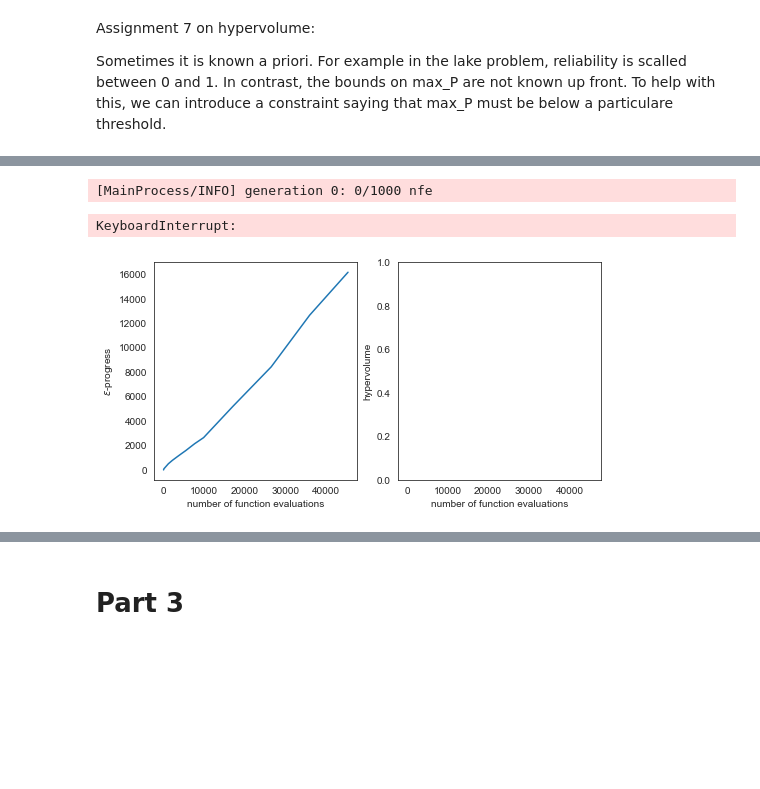
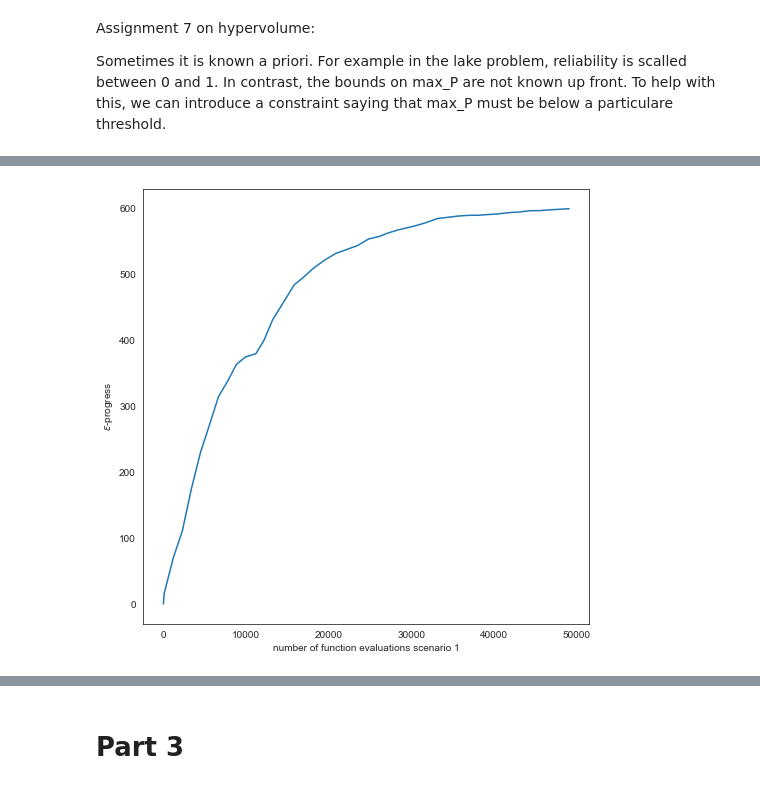
Before and after one commit to tamarvooijs/MBDM, a Jupyter notebook: final assignment/Multi-Scen MORDM Laszlo.ipynb, the cells around one changed output, grey strips where cells are left out. Saved outputs shown, nothing was run; the diff lists cells and outputs as text; code cells hidden in the pictures; blank space fills up the shorter version.

Commit message:
update multi-scenario MORDM, domain criterion completed

```diff
--- a/final assignment/Multi-Scen MORDM Laszlo.ipynb
+++ b/final assignment/Multi-Scen MORDM Laszlo.ipynb
@@ -133,13 +129,11 @@ ValueError: no expected_range is set for ['A.1_Expected Annual Damage 0', 'A.2_E
 # %%
 %%time
 
-results_0_file = "results/results_0.csv"
-convergence_0_file = "results/convergence_0.csv"
 
 try:
     # Only run the experiments again if data hasn't been generated yet
-    results_0 = pd.read_csv("results/results_0.csv")
-    convergence_0 = pd.read_csv("results/convergence_0.csv")
+    results_0 = pd.read_csv("results/results_0.csv", index_col=0)
+    convergence_0 = pd.read_csv("results/convergence_0.csv", index_col=0)
 except IOError:
     with MultiprocessingEvaluator(dike_model) as evaluator:
         results_0, convergence_0 = evaluator.optimize(nfe=nfe, searchover='levers', convergence=convergence_metrics, reference=scenarios[0],
@@ -148,13 +142,11 @@ except IOError:
     results_0.to_csv("results/results_0.csv")
     convergence_0.to_csv("results/convergence_0.csv")
 
-results_1_file = "results/results_1.csv"
-convergence_1_file = "results/convergence_1.csv"
 
 try:
     # Only run the experiments again if data hasn't been generated yet
-    results_1 = pd.read_csv("results/results_1.csv")
-    convergence_1 = pd.read_csv("results/convergence_1.csv")
+    results_1 = pd.read_csv("results/results_1.csv", index_col=0)
+    convergence_1 = pd.read_csv("results/convergence_1.csv", index_col=0)
 except IOError:
     with MultiprocessingEvaluator(dike_model) as evaluator:
         results_1, convergence_1 = evaluator.optimize(nfe=nfe, searchover='levers', convergence=convergence_metrics, reference=scenarios[1],
@@ -163,13 +155,10 @@ except IOError:
     results_1.to_csv("results/results_1.csv")
     convergence_1.to_csv("results/convergence_1.csv")
 
-results_2_file = "results/results_2.csv"
-convergence_2_file = "results/convergence_2.csv"
-
 try:
     # Only run the experiments again if data hasn't been generated yet
-    results_2 = pd.read_csv("results/results_2.csv")
-    convergence_2 = pd.read_csv("results/convergence_2.csv")
+    results_2 = pd.read_csv("results/results_2.csv", index_col=0)
+    convergence_2 = pd.read_csv("results/convergence_2.csv", index_col=0)
 except IOError:
     with MultiprocessingEvaluator(dike_model) as evaluator:
         results_2, convergence_2 = evaluator.optimize(nfe=nfe, searchover='levers', convergence=convergence_metrics, reference=scenarios[2],
@@ -177,3 +166,15 @@ except IOError:
 
     results_2.to_csv("results/results_2.csv")
     convergence_2.to_csv("results/convergence_2.csv")
+
+try:
+    # Only run the experiments again if data hasn't been generated yet
+    results_3 = pd.read_csv("results/results_3.csv", index_col=0)
+    convergence_3 = pd.read_csv("results/convergence_3.csv", index_col=0)
+except IOError:
+    with MultiprocessingEvaluator(dike_model) as evaluator:
+        results_3, convergence_3 = evaluator.optimize(nfe=nfe, searchover='levers', convergence=convergence_metrics, reference=scenarios[3],
+                                 epsilons=epsilons)
+
+    results_3.to_csv("results/results_3.csv")
+    convergence_3.to_csv("results/convergence_3.csv")
@@ -180,34 +183,9 @@ except IOError:
 # %%
-fig, (ax = plt.subplots(ncols=1, sharex=True, figsize=(8,4))
-ax.plot(convergence_0.nfe, convergence_0.epsilon_progress)
+fig, ax = plt.subplots(ncols=1, sharex=True, figsize=(8,8))
+ax.plot(convergence_1.nfe, convergence_1.epsilon_progress)
 ax.set_ylabel('$\epsilon$-progress')
-ax.set_xlabel('number of function evaluations')
+ax.set_xlabel('number of function evaluations scenario 1')
+
 plt.show()
+# %% [output]
+[figure, added]
-# %%
-%%time
-
-results_1_file = "results/results_1.csv"
-convergence_1_file = "results/convergence_1.csv"
-
-try:
-    # Only run the experiments again if data hasn't been generated yet
-    results_1 = pd.read_csv("results/results_1.csv")
-    convergence_1 = pd.read_csv("results/convergence_1.csv")
-except IOError:
-    with MultiprocessingEvaluator(dike_model) as evaluator:
-        results_1, convergence_1 = evaluator.optimize(nfe=nfe, searchover='levers', convergence=convergence_metrics, reference=scenarios[1],
-                                 epsilons=epsilons)
-
-    results_1.to_csv("results/results_1.csv")
-    convergence_1.to_csv("results/convergence_1.csv")
-# %% [output]
-[MainProcess/INFO] generation 0: 0/1000 nfe
-KeyboardInterrupt:
-# %%
-fig, (ax = plt.subplots(ncols=1, sharex=True, figsize=(8,4))
-ax.plot(convergence_1.nfe, convergence_1.epsilon_progress)
-ax.set_ylabel('$\epsilon$-progress')
-ax.set_xlabel('number of function evaluations')
-plt.show()
-# %% [output]
-[figure, removed]
```
Also changed, not shown: parts of 39 cells of this notebook, 5 other files.
